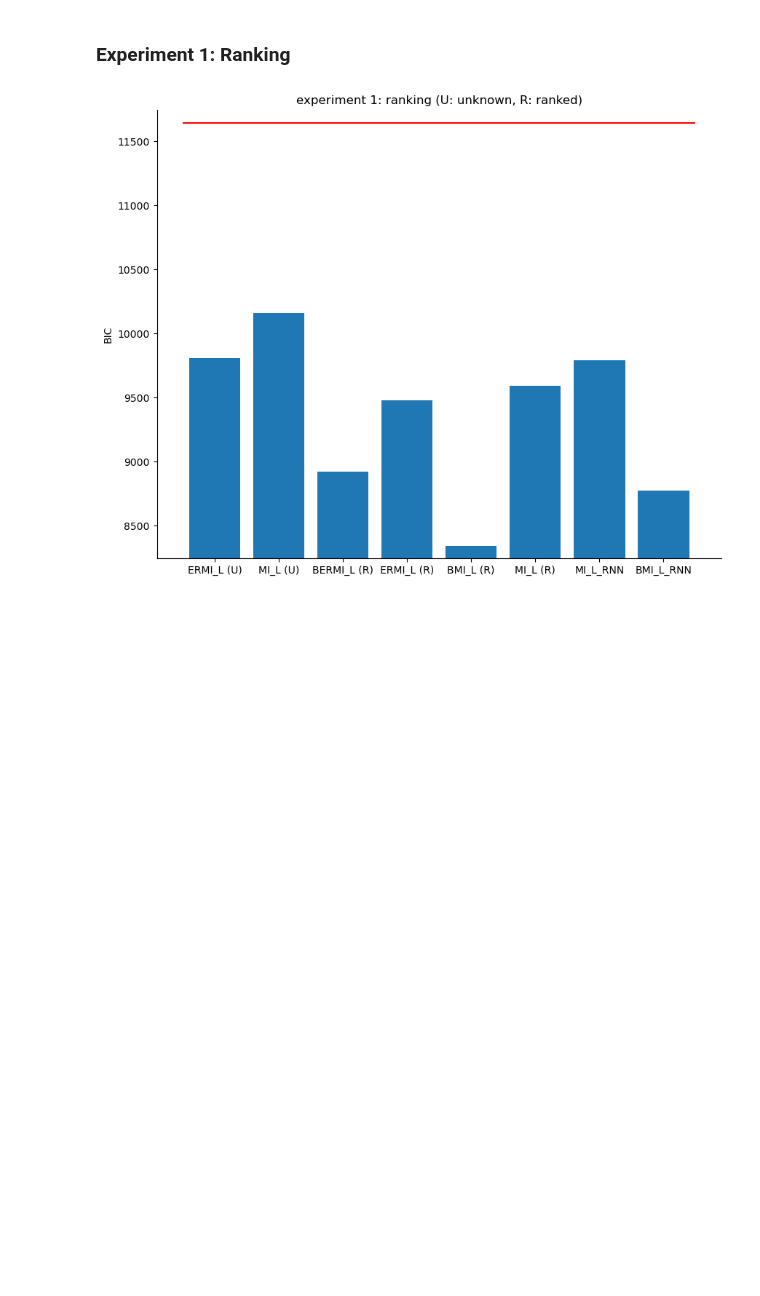
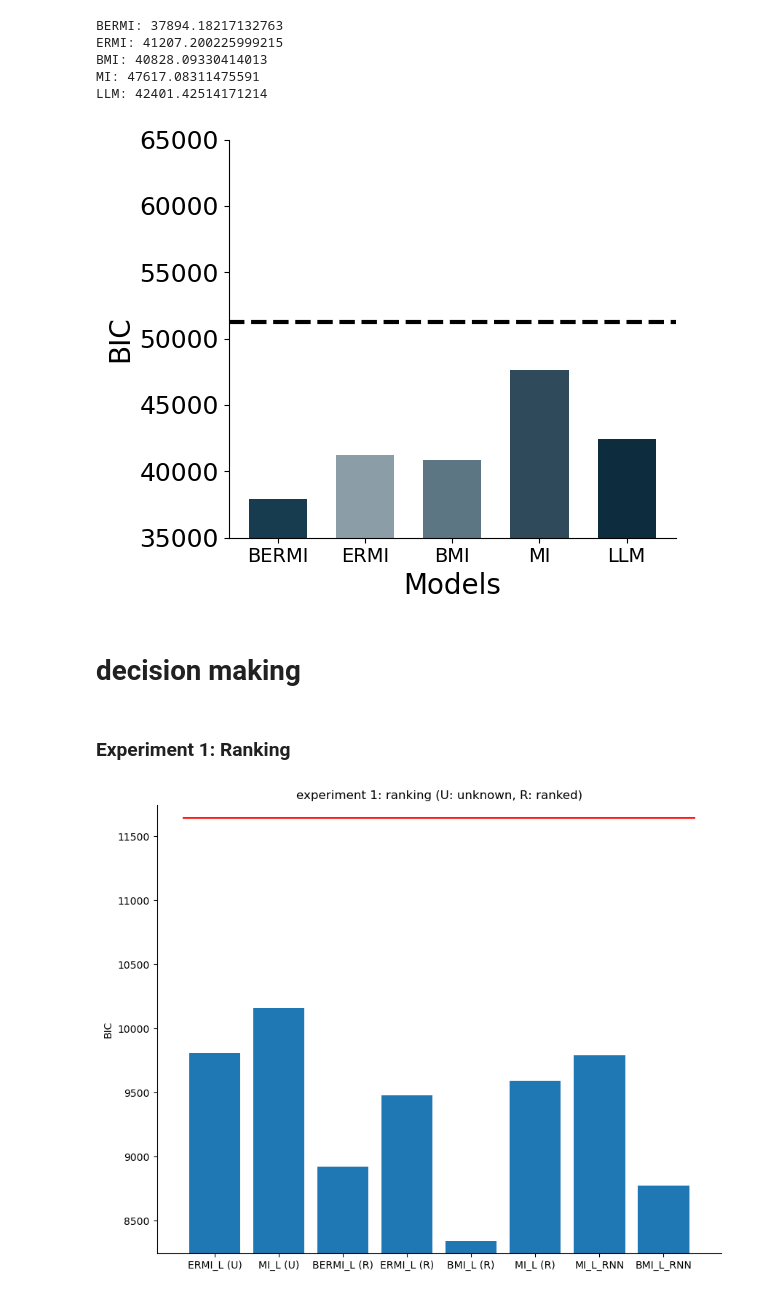
Before and after one commit to akjagadish/ermi, a Jupyter notebook: notebooks/figures.ipynb, the cells around one changed output. Saved outputs shown, nothing was run; the diff lists cells and outputs as text; code cells hidden in the pictures; blank space fills up the shorter version.

```diff
--- a/notebooks/figures.ipynb
+++ b/notebooks/figures.ipynb
@@ -113,3 +201,14 @@ model_comparison_badham2017()
+# %%
+model_comparison_devraj2022()
+# %% [output]
+BERMI: 37894.18217132763
+ERMI: 41207.200225999215
+BMI: 40828.09330414013
+MI: 47617.08311475591
+LLM: 42401.42514171214
+[figure, added]
+# %% [markdown]
+# decision making
 # %% [markdown]
 ### Experiment 1: Ranking
 # %%
```
Also changed, not shown: parts of 5 cells of this notebook.
